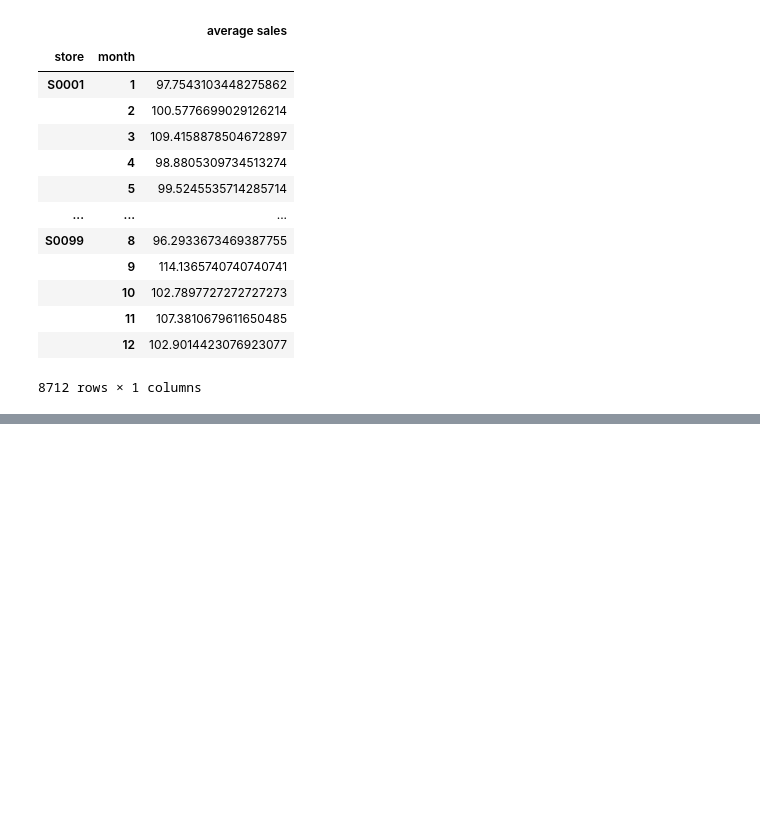
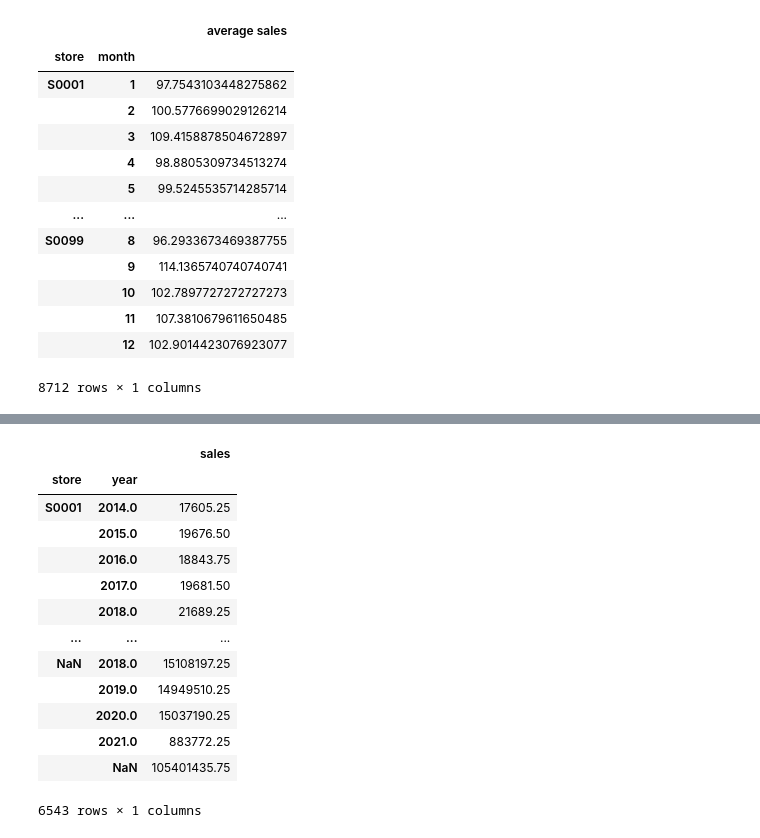
Before and after one commit to esrdlab-vinternship/HDA-Buet-vtraining-23, a Jupyter notebook: notebook/analytics/Olap.ipynb, the cells around one changed output, grey strips where cells are left out. Cells and saved outputs as stored; diff of their text form; code cells hidden in the pictures; blank space fills up the shorter version.

```diff
--- a/notebook/analytics/Olap.ipynb
+++ b/notebook/analytics/Olap.ipynb
@@ -1104,0 +1113,17 @@ df_q10
+# %%
+con = PostgresConnection().getConnection()
+cur = con.cursor()
+select_stmt = "SELECT s.store_key as store, t.year, SUM(f.total_price) as sales " \
+                "FROM star_schema.fact_table f " \
+                "JOIN star_schema.time_dim t ON t.time_key = f.time_key " \
+                "JOIN star_schema.store_dim s ON s.store_key = f.store_key " \
+                "GROUP BY CUBE(s.store_key, t.year) " \
+                "ORDER BY s.store_key, t.year, sales "
+cur.execute(select_stmt)
+records = cur.fetchall()
+
+df_cq_1_1 = pd.DataFrame(records, columns=['store', 'year', 'sales'])
+df_cq_1_1 = df_cq_1_1.set_index(['store', 'year'])
+
+df_cq_1_1
+# %% [output]
@@ -1104,0 +1131,14 @@ df_q10
+|  |  | sales |
+| store | year |  |
+| S0001 | 2014.0 | 17605.25 |
+|  | 2015.0 | 19676.50 |
+|  | 2016.0 | 18843.75 |
+|  | 2017.0 | 19681.50 |
+|  | 2018.0 | 21689.25 |
+| ... | ... | ... |
+| NaN | 2018.0 | 15108197.25 |
+|  | 2019.0 | 14949510.25 |
+|  | 2020.0 | 15037190.25 |
+|  | 2021.0 | 883772.25 |
+|  | NaN | 105401435.75 |
+6543 rows × 1 columns
```
Also changed, not shown: parts of 27 cells of this notebook.
